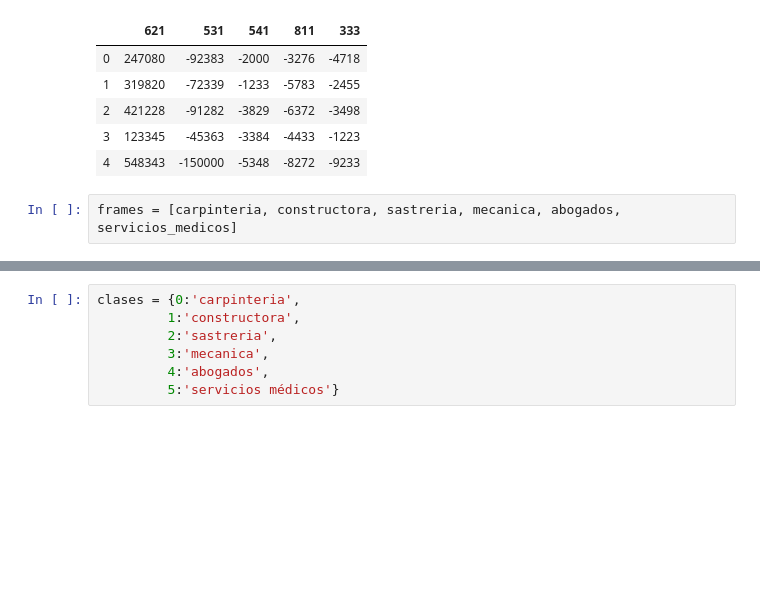
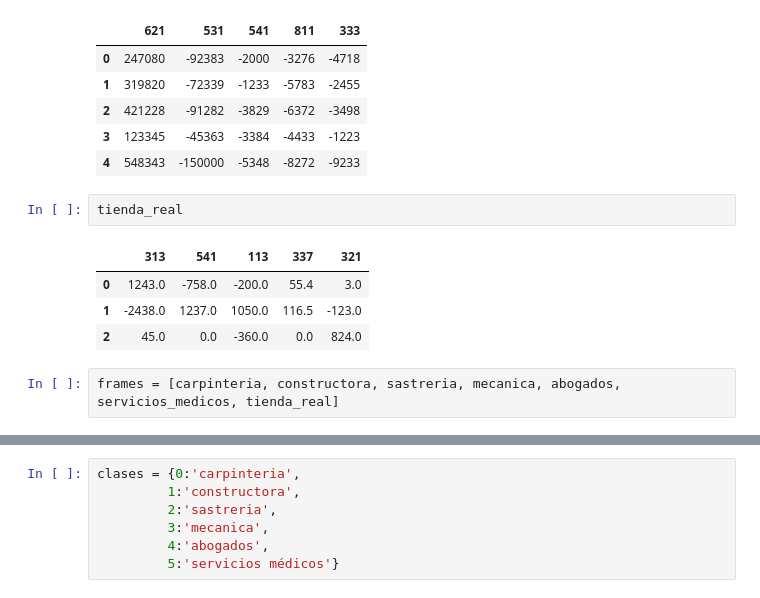
Before and after one commit to OscarAlvaradoM/Hackathon_P.ly, a Jupyter notebook: SIRVE.ipynb, the cells around one changed output, grey strips where cells are left out. Cells and saved outputs as stored; diff of their text form; blank space fills up the shorter version.

```diff
--- a/SIRVE.ipynb
+++ b/SIRVE.ipynb
@@ -103,7 +104,14 @@ servicios_medicos
 | 2 | 421228 | -91282 | -3829 | -6372 | -3498 |
 | 3 | 123345 | -45363 | -3384 | -4433 | -1223 |
 | 4 | 548343 | -150000 | -5348 | -8272 | -9233 |
+# %%
+tienda_real
+# %% [output]
+|  | 313 | 541 | 113 | 337 | 321 |
+| 0 | 1243.0 | -758.0 | -200.0 | 55.4 | 3.0 |
+| 1 | -2438.0 | 1237.0 | 1050.0 | 116.5 | -123.0 |
+| 2 | 45.0 | 0.0 | -360.0 | 0.0 | 824.0 |
 # %%
-frames = [carpinteria, constructora, sastreria, mecanica, abogados, servicios_medicos]
+frames = [carpinteria, constructora, sastreria, mecanica, abogados, servicios_medicos, tienda_real]
 # %%
 matriz = pd.concat(frames)
```
Also changed, not shown: parts of 9 cells of this notebook, 13 other files.
